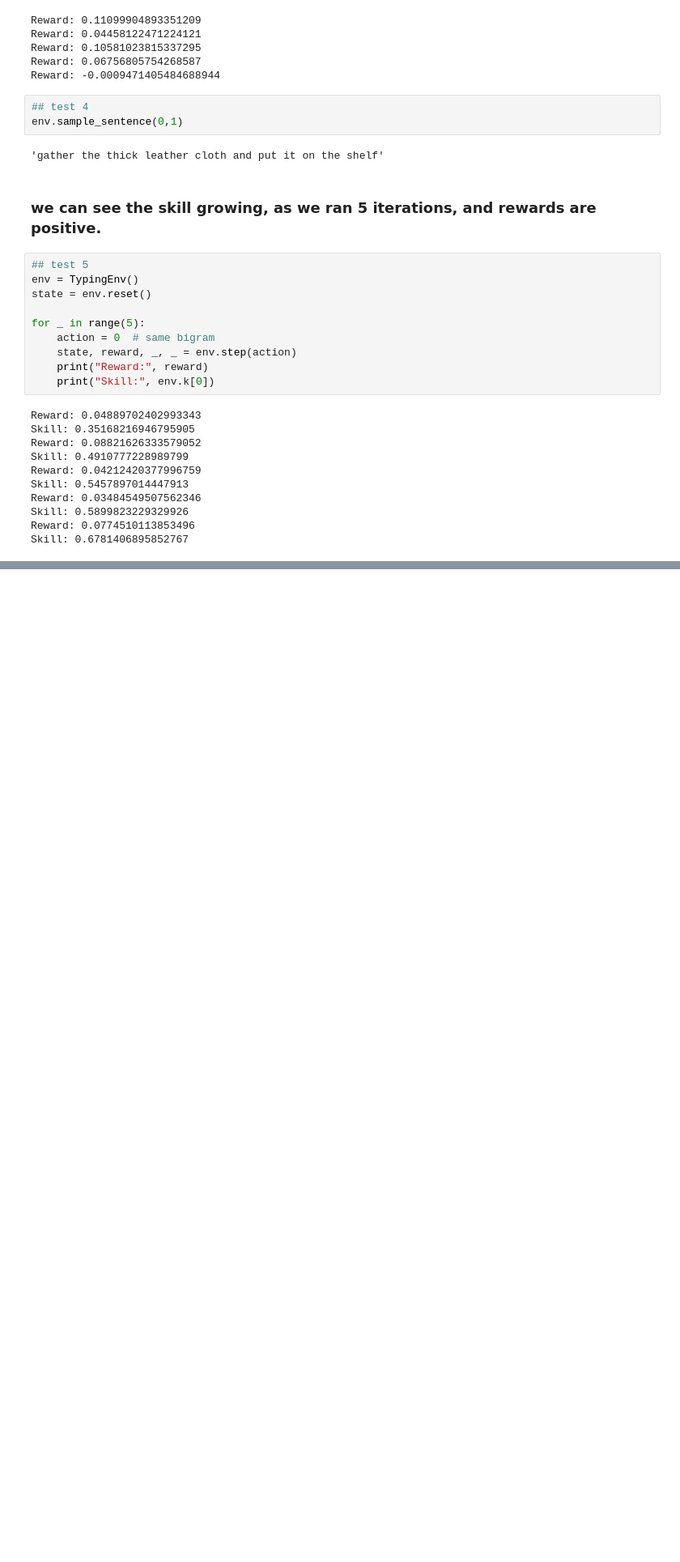
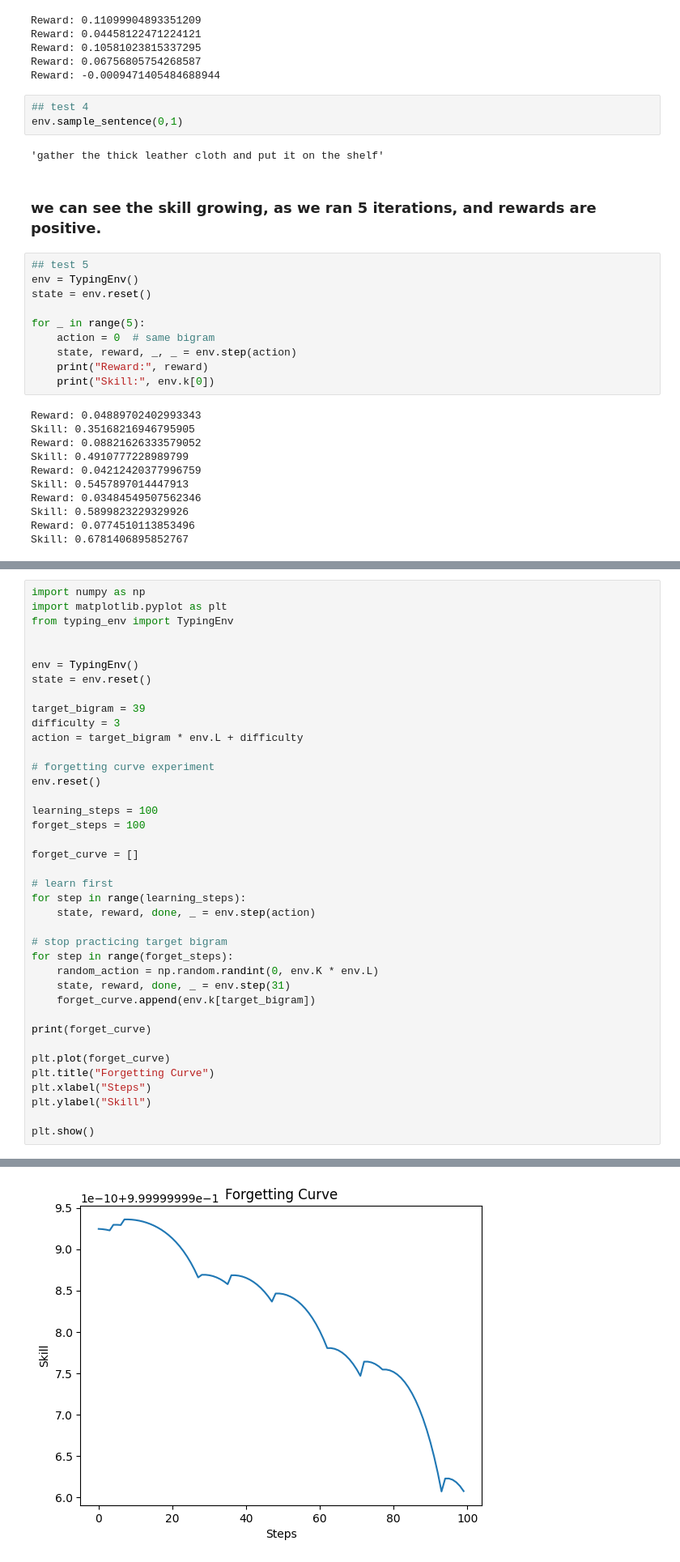
Before and after one commit to jishnnuuu/typeRL, a Jupyter notebook: test.ipynb, the cells around one changed output, grey strips where cells are left out. Shown at 81% size. Drawn from its saved outputs; the diff is of its cells as text; blank space fills up the shorter version.

```diff
--- a/test.ipynb
+++ b/test.ipynb
@@ -67,0 +70,40 @@ Skill: 0.6781406895852767
+# %%
+import numpy as np
+import matplotlib.pyplot as plt
+from typing_env import TypingEnv
+
+
+env = TypingEnv()
+state = env.reset()
+
+target_bigram = 39
+difficulty = 3
+action = target_bigram * env.L + difficulty
+
+# forgetting curve experiment
+env.reset()
+
+learning_steps = 100
+forget_steps = 100
+
+forget_curve = []
+
+# learn first
+for step in range(learning_steps):
+    state, reward, done, _ = env.step(action)
+
+# stop practicing target bigram
+for step in range(forget_steps):
+    random_action = np.random.randint(0, env.K * env.L)
+    state, reward, done, _ = env.step(31)
+    forget_curve.append(env.k[target_bigram])
+
+print(forget_curve)
+
+plt.plot(forget_curve)
+plt.title("Forgetting Curve")
+plt.xlabel("Steps")
+plt.ylabel("Skill")
+
+plt.show()
+# %% [output]
@@ -67,0 +111 @@ Skill: 0.6781406895852767
+[figure, added]
```
Also changed, not shown: parts of 2 cells of this notebook.
